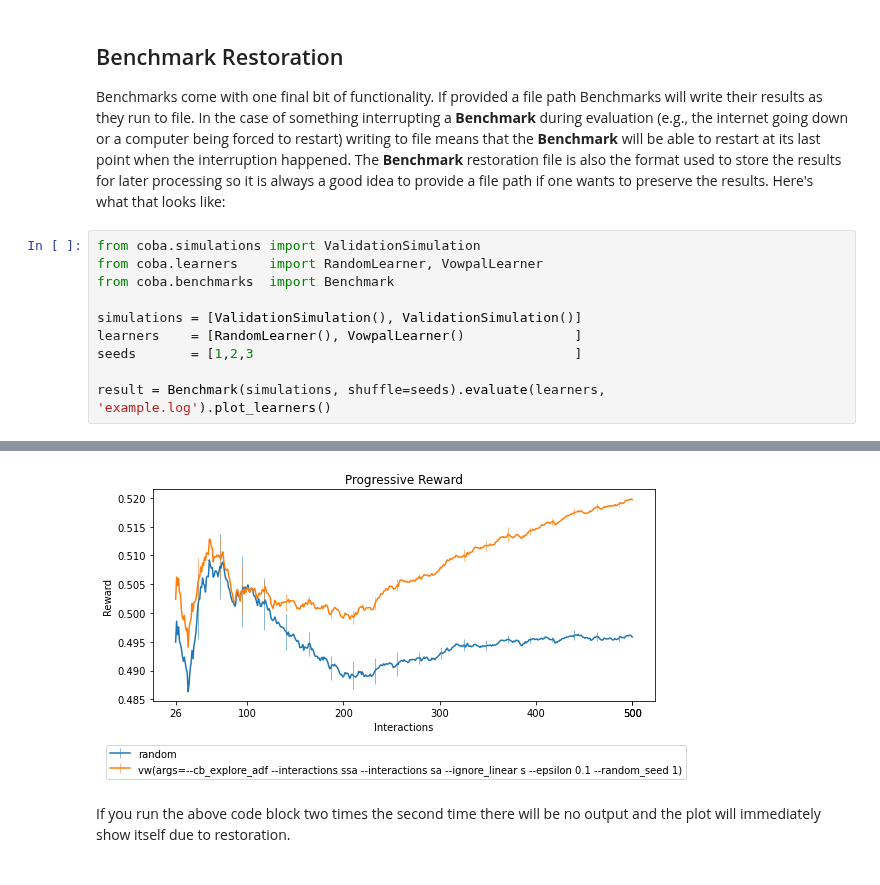
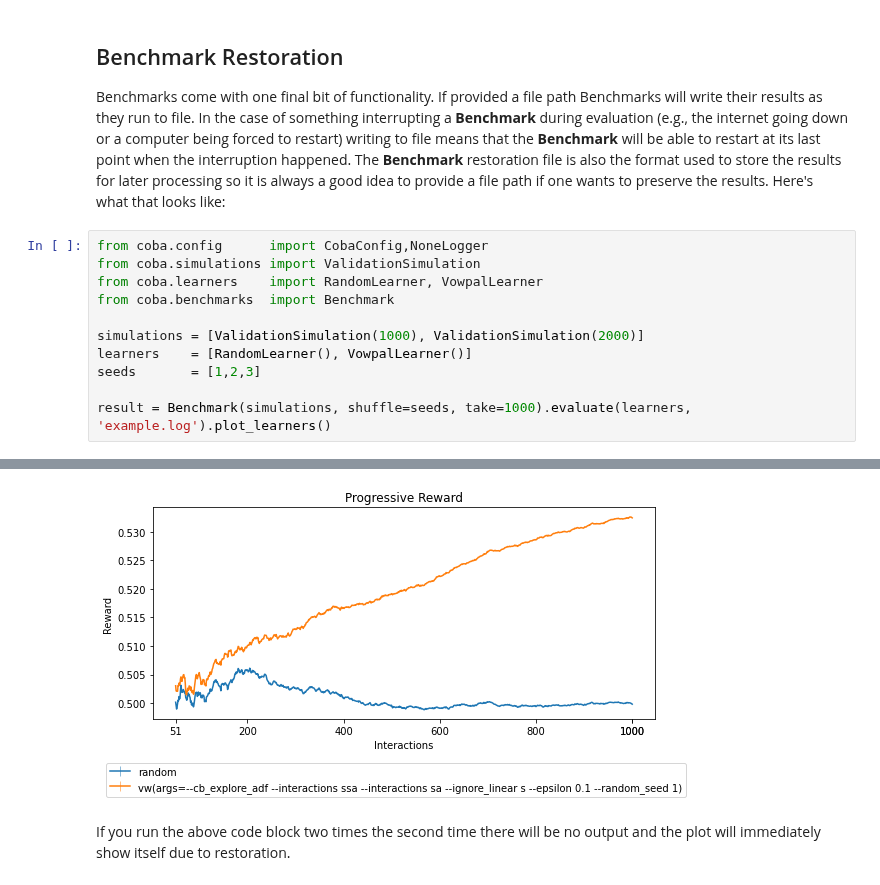
Before and after one commit to VowpalWabbit/coba, a Jupyter notebook: examples/notebooks/Benchmarks.ipynb, the cells around one changed output, grey strips where cells are left out. Cells and saved outputs as stored; diff of their text form.

```diff
--- a/examples/notebooks/Benchmarks.ipynb
+++ b/examples/notebooks/Benchmarks.ipynb
@@ -270,13 +285,14 @@ Wall time: 1.49 s
 
 Benchmarks come with one final bit of functionality. If provided a file path Benchmarks will write their results as they run to file. In the case of something interrupting a **Benchmark** during evaluation (e.g., the internet going down or a computer being forced to restart) writing to file means that the **Benchmark** will be able to restart at its last point when the interruption happened. The **Benchmark** restoration file is also the format used to store the results for later processing so it is always a good idea to provide a file path if one wants to preserve the results. Here's what that looks like:
 # %%
+from coba.config      import CobaConfig,NoneLogger
 from coba.simulations import ValidationSimulation
 from coba.learners    import RandomLearner, VowpalLearner
 from coba.benchmarks  import Benchmark
 
-simulations = [ValidationSimulation(), ValidationSimulation()]
-learners    = [RandomLearner(), VowpalLearner()              ]
-seeds       = [1,2,3                                         ]
+simulations = [ValidationSimulation(1000), ValidationSimulation(2000)]
+learners    = [RandomLearner(), VowpalLearner()]
+seeds       = [1,2,3]
 
-result = Benchmark(simulations, shuffle=seeds).evaluate(learners, 'example.log').plot_learners()
+result = Benchmark(simulations, shuffle=seeds, take=1000).evaluate(learners, 'example.log').plot_learners()
 # %% [output]
@@ -300,3 +316,3 @@ result = Benchmark(simulations, shuffle=seeds).evaluate(learners, 'example.log')
-[figure, old version]
+[figure, new version]
 # %% [markdown]
 If you run the above code block two times the second time there will be no output and the plot will immediately show itself due to restoration.
```
Also changed, not shown: parts of 10 cells of this notebook, 3 other files.
